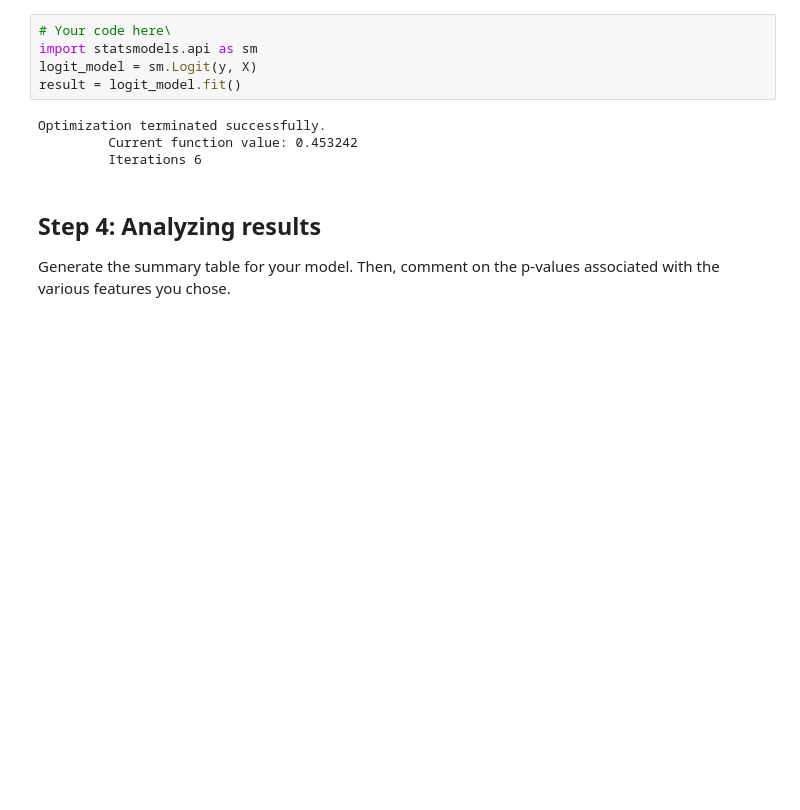
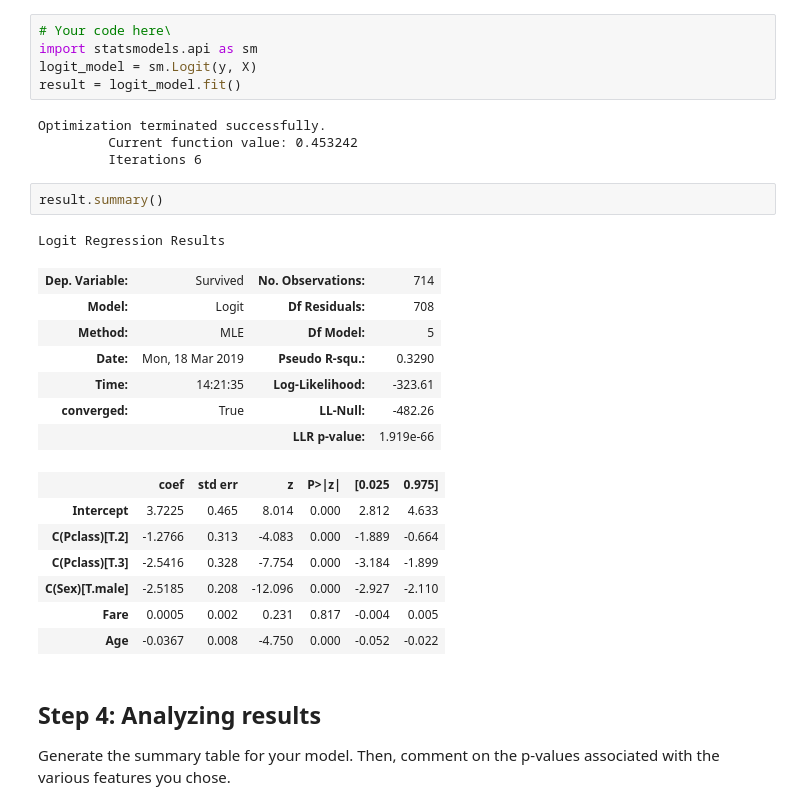
Before and after one commit to colemiller94/dsc-3-29-03-fitting-a-logistic-regression-model-lab-nyc-ds-career-012819, a Jupyter notebook: index.ipynb, the cells around one changed output. Cells and saved outputs as stored; diff of their text form; blank space fills up the shorter version.

```diff
--- a/index.ipynb
+++ b/index.ipynb
@@ -120,6 +120,24 @@ result = logit_model.fit()
 Optimization terminated successfully.
          Current function value: 0.453242
          Iterations 6
+# %%
+result.summary()
+# %% [output]
+Logit Regression Results
+| Dep. Variable: | Survived | No. Observations: | 714 |
+| Model: | Logit | Df Residuals: | 708 |
+| Method: | MLE | Df Model: | 5 |
+| Date: | Mon, 18 Mar 2019 | Pseudo R-squ.: | 0.3290 |
+| Time: | 14:21:35 | Log-Likelihood: | -323.61 |
+| converged: | True | LL-Null: | -482.26 |
+|  |  | LLR p-value: | 1.919e-66 |
+|  | coef | std err | z | P>|z| | [0.025 | 0.975] |
+| Intercept | 3.7225 | 0.465 | 8.014 | 0.000 | 2.812 | 4.633 |
+| C(Pclass)[T.2] | -1.2766 | 0.313 | -4.083 | 0.000 | -1.889 | -0.664 |
+| C(Pclass)[T.3] | -2.5416 | 0.328 | -7.754 | 0.000 | -3.184 | -1.899 |
+| C(Sex)[T.male] | -2.5185 | 0.208 | -12.096 | 0.000 | -2.927 | -2.110 |
+| Fare | 0.0005 | 0.002 | 0.231 | 0.817 | -0.004 | 0.005 |
+| Age | -0.0367 | 0.008 | -4.750 | 0.000 | -0.052 | -0.022 |
 # %% [markdown]
 ## Step 4: Analyzing results
 
```
